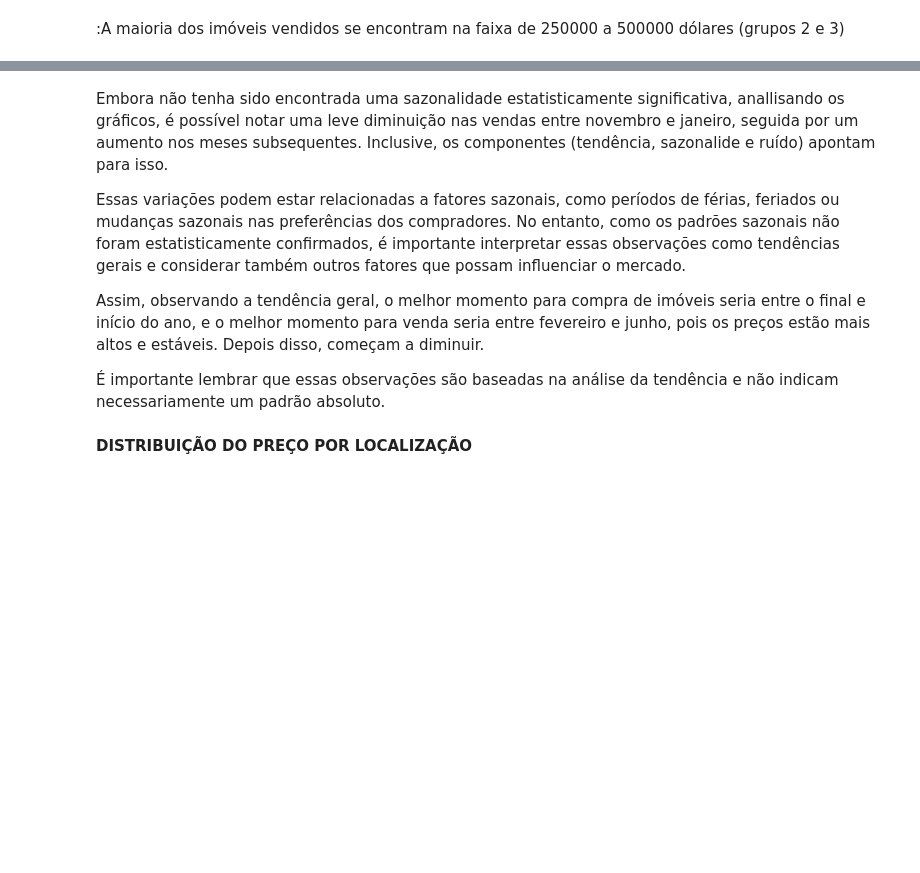
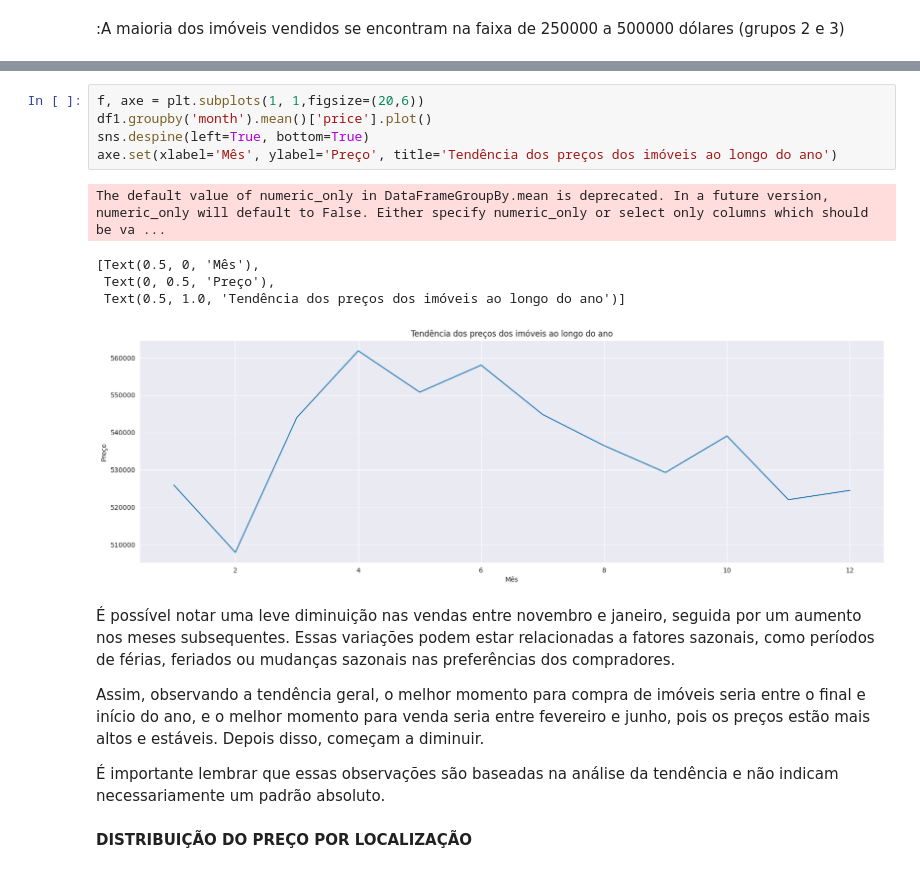
Before and after one commit to LaizaCostaa/insights_vendas_imoveis, a Jupyter notebook: insights_vendas_imoveis.ipynb, the cells around one changed output, grey strips where cells are left out. Cells and saved outputs as stored; diff of their text form; blank space fills up the shorter version.

```diff
--- a/insights_vendas_imoveis.ipynb
+++ b/insights_vendas_imoveis.ipynb
@@ -582,7 +450,17 @@ plt.show()
+# %%
+f, axe = plt.subplots(1, 1,figsize=(20,6))
+df1.groupby('month').mean()['price'].plot()
+sns.despine(left=True, bottom=True)
+axe.set(xlabel='Mês', ylabel='Preço', title='Tendência dos preços dos imóveis ao longo do ano')
+# %% [output]
+The default value of numeric_only in DataFrameGroupBy.mean is deprecated. In a future version, numeric_only will default to False. Either specify numeric_only or select only columns which should be va ...
+[Text(0.5, 0, 'Mês'),
+ Text(0, 0.5, 'Preço'),
+ Text(0.5, 1.0, 'Tendência dos preços dos imóveis ao longo do ano')]
+[figure, added]
 # %% [markdown]
-Embora não tenha sido encontrada uma sazonalidade estatisticamente significativa, anallisando os gráficos, é possível notar uma leve diminuição nas vendas entre novembro e janeiro, seguida por um aumento nos meses subsequentes. Inclusive, os componentes (tendência, sazonalide e ruído) apontam para isso.
-
-Essas variações podem estar relacionadas a fatores sazonais, como períodos de férias, feriados ou mudanças sazonais nas preferências dos compradores. No entanto, como os padrões sazonais não foram estatisticamente confirmados, é importante interpretar essas observações como tendências gerais e considerar também outros fatores que possam influenciar o mercado.
+É possível notar uma leve diminuição nas vendas entre novembro e janeiro, seguida por um aumento nos meses subsequentes.
+Essas variações podem estar relacionadas a fatores sazonais, como períodos de férias, feriados ou mudanças sazonais nas preferências dos compradores.
 
 Assim, observando a tendência geral, o melhor momento para compra de imóveis seria entre o final e início do ano, e o melhor momento para venda seria entre fevereiro e junho, pois os preços estão mais altos e estáveis. Depois disso, começam a diminuir.
 
```
Also changed, not shown: parts of 24 cells of this notebook.
